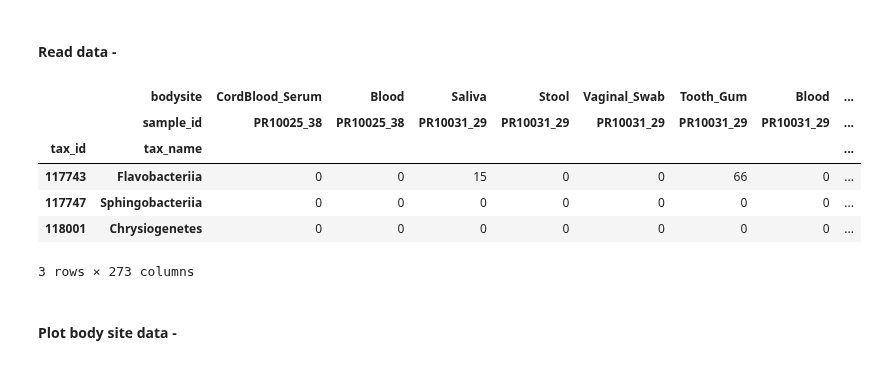
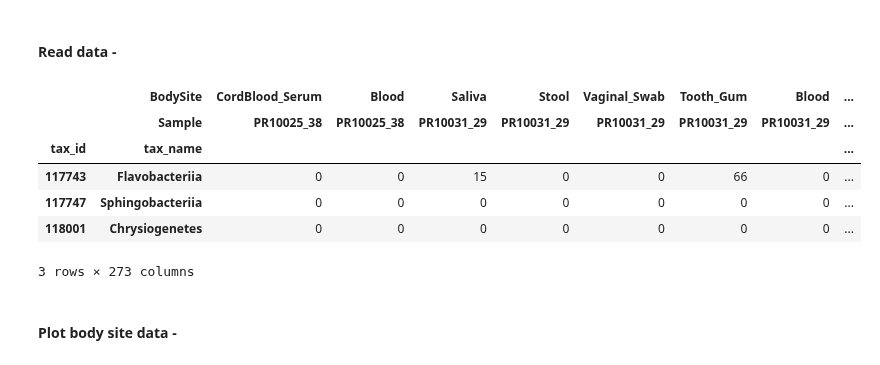
Before and after one commit to lmart999/CS229, a Jupyter notebook: CS229_Project.ipynb, the cells around one changed output. Drawn from its saved outputs; the diff is of its cells as text; code cells hidden in the pictures.

```diff
--- a/CS229_Project.ipynb
+++ b/CS229_Project.ipynb
@@ -11,34 +11,19 @@ import os
 matplotlib.rcParams['savefig.dpi'] = 2 * matplotlib.rcParams['savefig.dpi']
 # %% [markdown]
 #### Read data -
-# %%
-# - Read data -
-
-# A bit of work has to be done in order to re-generate the multi-row/col indexing.
-outfilepathToSave=os.getcwd()+'/PR_sample_data.csv'
-read=pd.DataFrame(pd.read_table(outfilepathToSave,sep=',',header=None))
-tax_index=read[[0,1]]
-tax_index=tax_index.drop(tax_index.index[[0,1,2]])
-read = read.drop([0,1],1)
-read_tp=read.transpose()
-read_tp.set_index([0,1],inplace=True)
-read_tp.fillna(0,inplace=True)
-read_colindex=read_tp.transpose()
-read_colindex['tax_id']=tax_index[0]
-read_colindex['tax_name']=tax_index[1]
-read_col_row_index=read_colindex.set_index(['tax_id','tax_name'])
-read_col_row_index.columns.names=['bodysite','sample_id']
-data_all_samples_bodysites=read_col_row_index.ix[1:]
-data_all_samples_bodysites=data_all_samples_bodysites.astype(float)
-data_all_samples_bodysites.head(3)
-# %% [output]
-|  | bodysite | CordBlood_Serum | Blood | Saliva | Stool | Vaginal_Swab | Tooth_Gum | Blood | ... |
-|  | sample_id | PR10025_38 | PR10025_38 | PR10031_29 | PR10031_29 | PR10031_29 | PR10031_29 | PR10031_29 | ... |
-| tax_id | tax_name |  |  |  |  |  |  |  | ... |
-| 117743 | Flavobacteriia | 0 | 0 | 15 | 0 | 0 | 66 | 0 | ... |
-| 117747 | Sphingobacteriia | 0 | 0 | 0 | 0 | 0 | 0 | 0 | ... |
-| 118001 | Chrysiogenetes | 0 | 0 | 0 | 0 | 0 | 0 | 0 | ... |
-3 rows × 273 columns
+# %%
+# - Read data -
+outfilepathToSave = os.getcwd()+'/PR_sample_data.csv'
+data_all_samples_bodysites = pd.read_csv(outfilepathToSave, header=[0, 1], index_col=[0, 1])
+data_all_samples_bodysites.head(3)
+# %% [output]
+|  | BodySite | CordBlood_Serum | Blood | Saliva | Stool | Vaginal_Swab | Tooth_Gum | Blood | ... |
+|  | Sample | PR10025_38 | PR10025_38 | PR10031_29 | PR10031_29 | PR10031_29 | PR10031_29 | PR10031_29 | ... |
+| tax_id | tax_name |  |  |  |  |  |  |  | ... |
+| 117743 | Flavobacteriia | 0 | 0 | 15 | 0 | 0 | 66 | 0 | ... |
+| 117747 | Sphingobacteriia | 0 | 0 | 0 | 0 | 0 | 0 | 0 | ... |
+| 118001 | Chrysiogenetes | 0 | 0 | 0 | 0 | 0 | 0 | 0 | ... |
+3 rows × 273 columns
 # %% [markdown]
 #### Plot body site data -
 # %%
```
Also changed, not shown: parts of 2 cells of this notebook.
